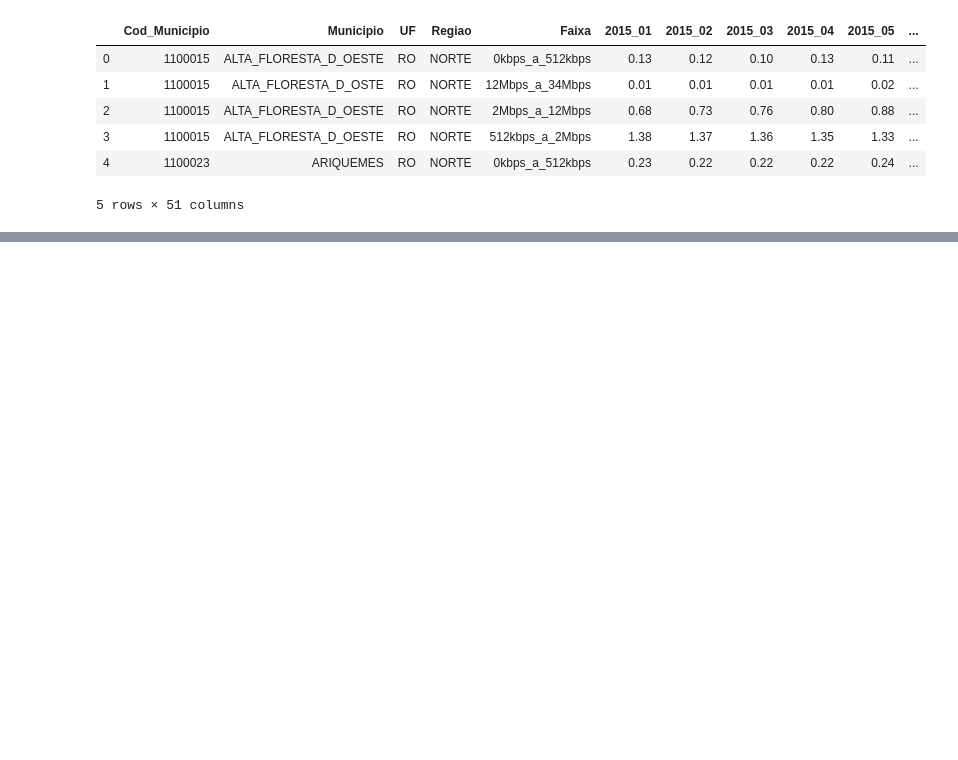
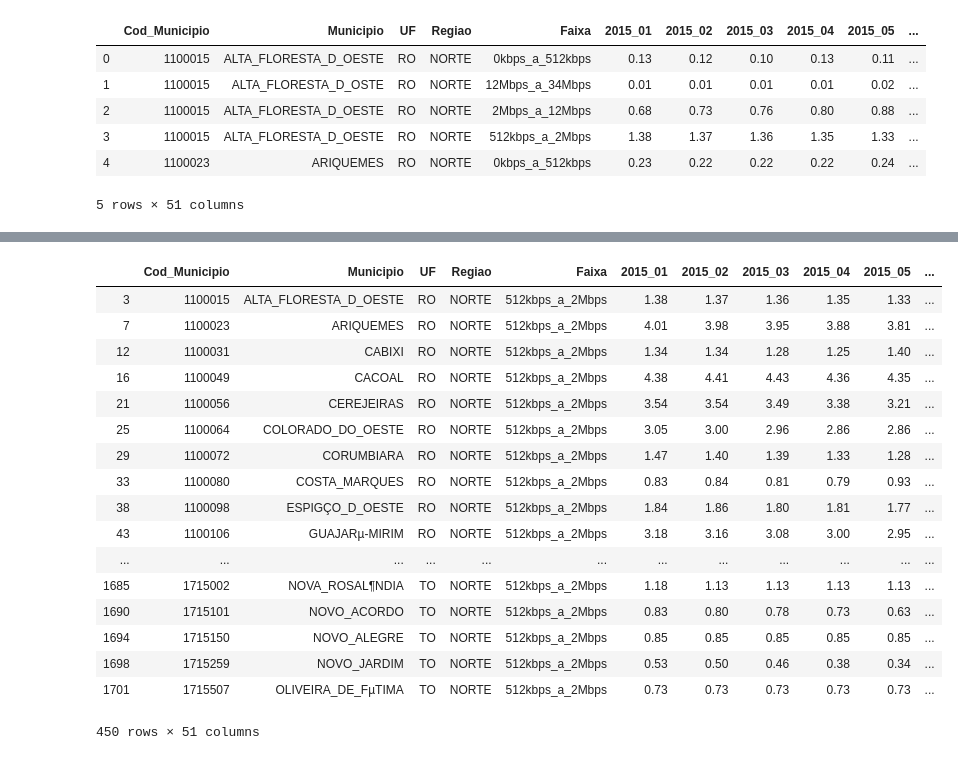
Before and after one commit to igorandradeio/growth-of-fixed-broadband, a Jupyter notebook: REGIAO_NORTE.ipynb, the cells around one changed output, grey strips where cells are left out. Saved outputs shown, nothing was run; the diff lists cells and outputs as text; code cells hidden in the pictures; blank space fills up the shorter version.

```diff
--- a/REGIAO_NORTE.ipynb
+++ b/REGIAO_NORTE.ipynb
@@ -6,5 +8,5 @@ import matplotlib
 # %%
-data = pd.read_csv("/home/igor/analise/dado.csv")
+data = pd.read_csv("/Users/eduardo/Downloads/dado.csv")
 # %%
 data.head()
 # %% [output]
@@ -23,0 +20,6 @@ res = data[(region) & (group1)]
+# %%
+regNrt = data['Regiao'] == "NORTE"
+regSul = data['Regiao'] == "SUL"
+regSud = data['Regiao'] == 'SUDESTE'
+regNrd = data['Regiao'] == 'NORDESTE'
+regCen = data['Regiao'] == 'CENTROOESTE'
@@ -68,0 +85,21 @@ dfFinal['Periodo'] = ['Q1/2015','Q2/2015','Q3/2015']
+# %%
+resNrt2
+# %% [output]
+|  | Cod_Municipio | Municipio | UF | Regiao | Faixa | 2015_01 | 2015_02 | 2015_03 | 2015_04 | 2015_05 | ... |
+| 3 | 1100015 | ALTA_FLORESTA_D_OESTE | RO | NORTE | 512kbps_a_2Mbps | 1.38 | 1.37 | 1.36 | 1.35 | 1.33 | ... |
+| 7 | 1100023 | ARIQUEMES | RO | NORTE | 512kbps_a_2Mbps | 4.01 | 3.98 | 3.95 | 3.88 | 3.81 | ... |
+| 12 | 1100031 | CABIXI | RO | NORTE | 512kbps_a_2Mbps | 1.34 | 1.34 | 1.28 | 1.25 | 1.40 | ... |
+| 16 | 1100049 | CACOAL | RO | NORTE | 512kbps_a_2Mbps | 4.38 | 4.41 | 4.43 | 4.36 | 4.35 | ... |
+| 21 | 1100056 | CEREJEIRAS | RO | NORTE | 512kbps_a_2Mbps | 3.54 | 3.54 | 3.49 | 3.38 | 3.21 | ... |
+| 25 | 1100064 | COLORADO_DO_OESTE | RO | NORTE | 512kbps_a_2Mbps | 3.05 | 3.00 | 2.96 | 2.86 | 2.86 | ... |
+| 29 | 1100072 | CORUMBIARA | RO | NORTE | 512kbps_a_2Mbps | 1.47 | 1.40 | 1.39 | 1.33 | 1.28 | ... |
+| 33 | 1100080 | COSTA_MARQUES | RO | NORTE | 512kbps_a_2Mbps | 0.83 | 0.84 | 0.81 | 0.79 | 0.93 | ... |
+| 38 | 1100098 | ESPIGÇO_D_OESTE | RO | NORTE | 512kbps_a_2Mbps | 1.84 | 1.86 | 1.80 | 1.81 | 1.77 | ... |
+| 43 | 1100106 | GUAJARµ-MIRIM | RO | NORTE | 512kbps_a_2Mbps | 3.18 | 3.16 | 3.08 | 3.00 | 2.95 | ... |
+| ... | ... | ... | ... | ... | ... | ... | ... | ... | ... | ... | ... |
+| 1685 | 1715002 | NOVA_ROSAL¶NDIA | TO | NORTE | 512kbps_a_2Mbps | 1.18 | 1.13 | 1.13 | 1.13 | 1.13 | ... |
+| 1690 | 1715101 | NOVO_ACORDO | TO | NORTE | 512kbps_a_2Mbps | 0.83 | 0.80 | 0.78 | 0.73 | 0.63 | ... |
+| 1694 | 1715150 | NOVO_ALEGRE | TO | NORTE | 512kbps_a_2Mbps | 0.85 | 0.85 | 0.85 | 0.85 | 0.85 | ... |
+| 1698 | 1715259 | NOVO_JARDIM | TO | NORTE | 512kbps_a_2Mbps | 0.53 | 0.50 | 0.46 | 0.38 | 0.34 | ... |
+| 1701 | 1715507 | OLIVEIRA_DE_FµTIMA | TO | NORTE | 512kbps_a_2Mbps | 0.73 | 0.73 | 0.73 | 0.73 | 0.73 | ... |
+450 rows × 51 columns
```
Also changed, not shown: parts of 41 cells of this notebook.
